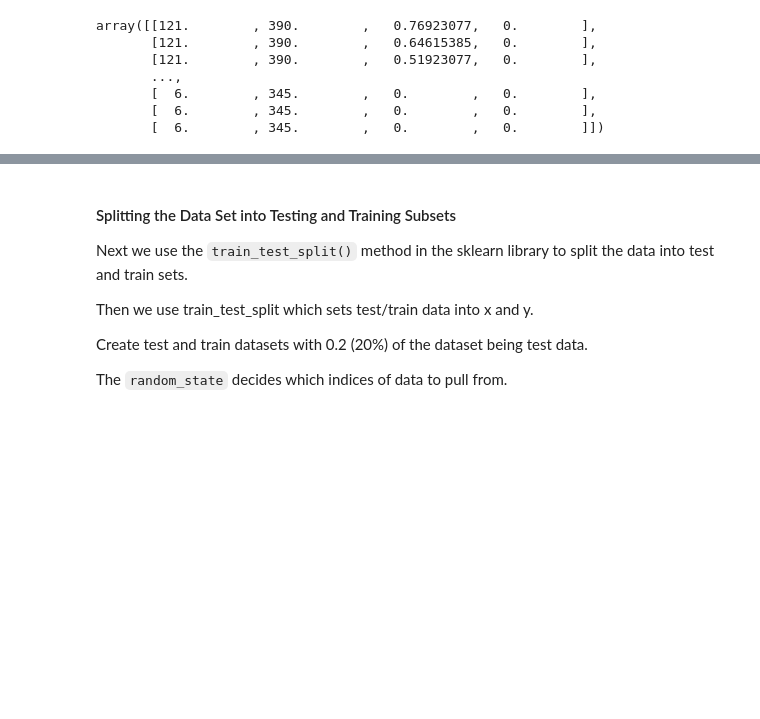
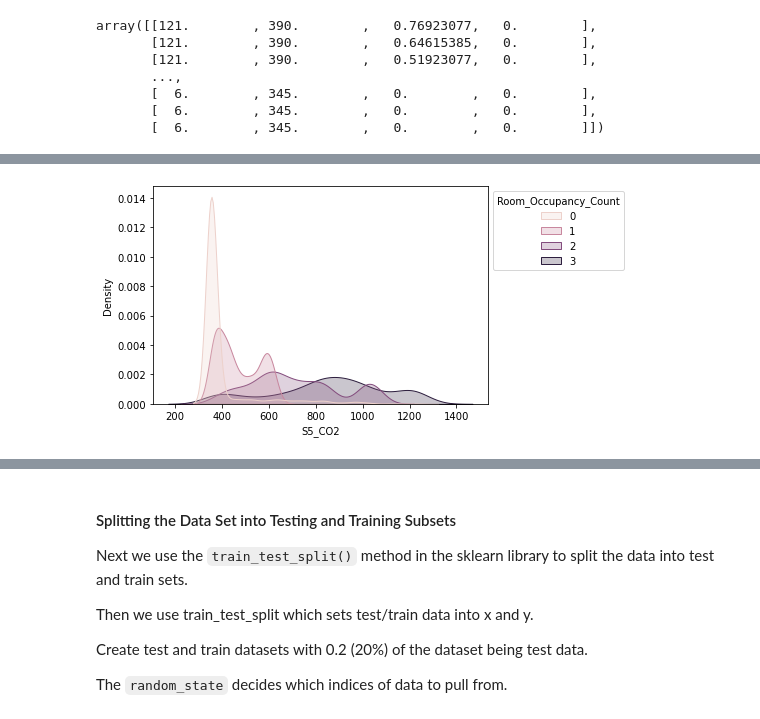
Before and after one commit to NBursch-Wallaroo/Wallaroo_Tutorials, a Jupyter notebook: room_occupancy/Multiple Linear Regression/V2_Notebook.ipynb, the cells around one changed output, grey strips where cells are left out. Drawn from its saved outputs; the diff is of its cells as text; code cells hidden in the pictures; blank space fills up the shorter version.

```diff
--- a/room_occupancy/Multiple Linear Regression/V2_Notebook.ipynb
+++ b/room_occupancy/Multiple Linear Regression/V2_Notebook.ipynb
@@ -192,0 +192,6 @@ sns.pairplot(data = plot_data,hue='Room_Occupancy_Count', palette="rainbow")
+# %%
+#Show a density plot of co2
+co2_plot = sns.kdeplot(data=plot_data, x='S5_CO2', hue='Room_Occupancy_Count', common_norm=False, fill=True)
+sns.move_legend(co2_plot, 'upper left', bbox_to_anchor=(1,1))
+# %% [output]
+[figure, added]
```
Also changed, not shown: parts of 6 cells of this notebook, 1 other file.
